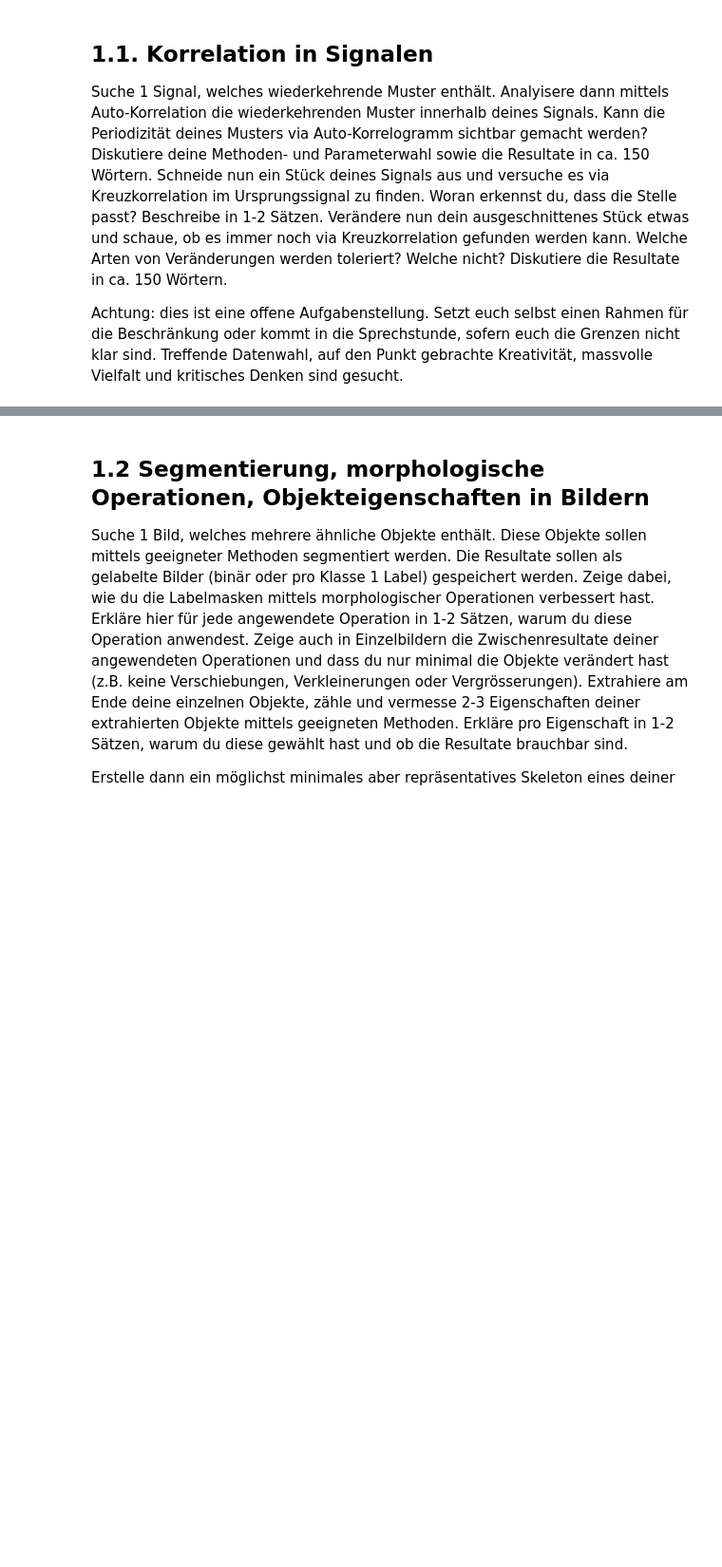
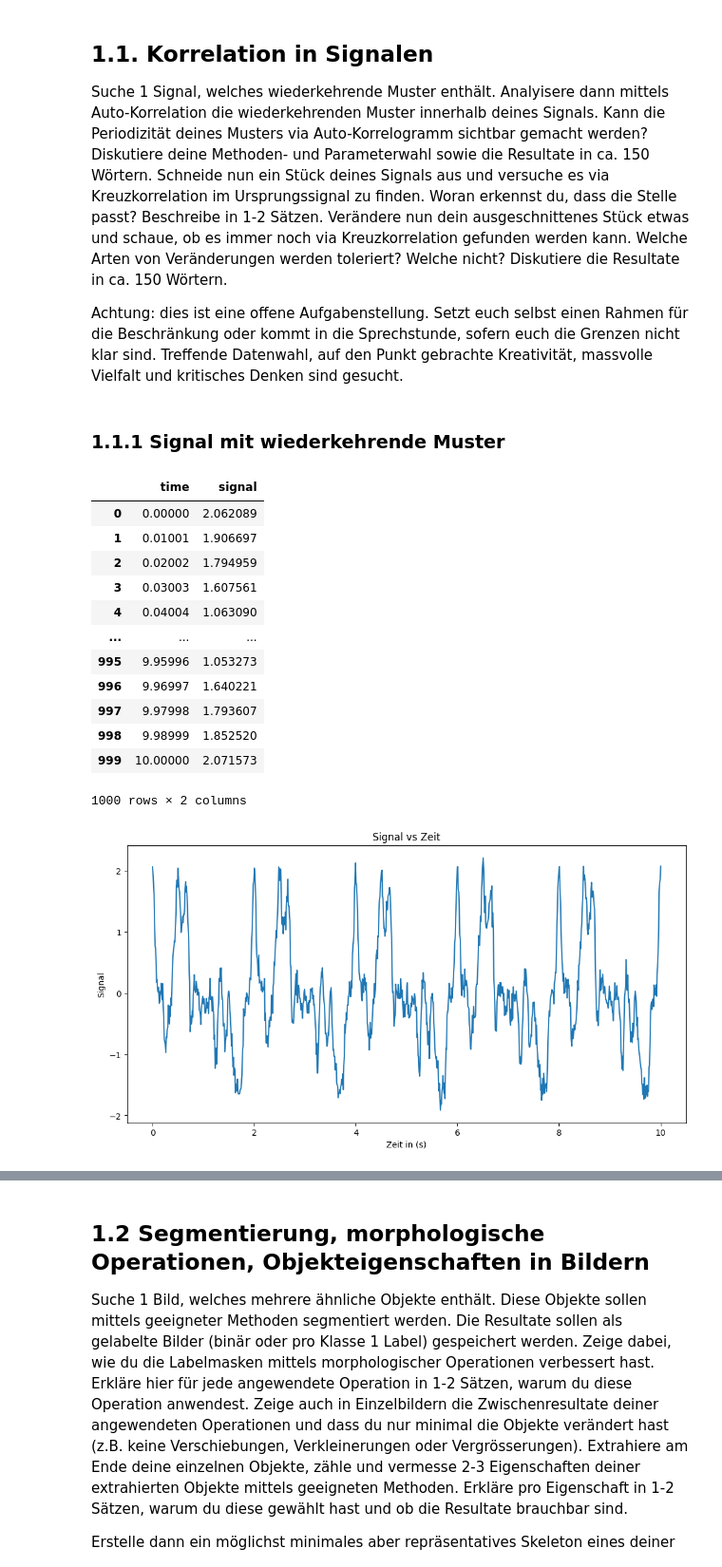
Before and after one commit to 7ben18/fhnw-gbsv-Grundlagen-der-Bild-und-Signalverarbeitung, a Jupyter notebook: mini-challenge2/notebook/gbsv-mc2-ben.ipynb, the cells around one changed output, grey strips where cells are left out. Shown at 95% size. Saved outputs shown, nothing was run; the diff lists cells and outputs as text; code cells hidden in the pictures; blank space fills up the shorter version.

```diff
--- a/mini-challenge2/notebook/gbsv-mc2-ben.ipynb
+++ b/mini-challenge2/notebook/gbsv-mc2-ben.ipynb
@@ -47,3 +53,45 @@ Suche 1 Signal, welches wiederkehrende Muster enthält. Analyisere dann mittels
 Schneide nun ein Stück deines Signals aus und versuche es via Kreuzkorrelation im Ursprungssignal zu finden. Woran erkennst du, dass die Stelle passt? Beschreibe in 1-2 Sätzen. Verändere nun dein ausgeschnittenes Stück etwas und schaue, ob es immer noch via Kreuzkorrelation gefunden werden kann. Welche Arten von Veränderungen werden toleriert? Welche nicht? Diskutiere die Resultate in ca. 150 Wörtern.
 
 Achtung: dies ist eine offene Aufgabenstellung. Setzt euch selbst einen Rahmen für die Beschränkung oder kommt in die Sprechstunde, sofern euch die Grenzen nicht klar sind. Treffende Datenwahl, auf den Punkt gebrachte Kreativität, massvolle Vielfalt und kritisches Denken sind gesucht.
+# %% [markdown]
+### 1.1.1 Signal mit wiederkehrende Muster
+# %%
+# Define the parameters for the signal
+np.random.seed(42)  # For reproducibility
+time = np.linspace(0, 10, 1000)
+frequency = 1
+amplitude = 1
+noise_amplitude = 0.25
+#
+# Create a signal using a combination of sine and cosine functions with some noise
+signal = amplitude * np.sin(1 * np.pi * frequency * time) ** 3 + \
+         amplitude * np.cos(3 * np.pi * frequency * time) ** 5 + \
+         amplitude * np.cos(4 * np.pi * frequency * time) ** 7 + \
+         noise_amplitude * np.random.normal(size=len(time), scale=0.5)
+
+# create a dataframe with signal and time
+data = pd.DataFrame({'time': time, 'signal': signal})
+display(data)
+
+# visualize signal
+fig = plt.figure(figsize=(12, 6))
+plt.plot(time, signal)
+plt.xlabel('Zeit in (s)')
+plt.ylabel('Signal')
+plt.title('Signal vs Zeit')
+plt.show()
+# %% [output]
+|  | time | signal |
+| 0 | 0.00000 | 2.062089 |
+| 1 | 0.01001 | 1.906697 |
+| 2 | 0.02002 | 1.794959 |
+| 3 | 0.03003 | 1.607561 |
+| 4 | 0.04004 | 1.063090 |
+| ... | ... | ... |
+| 995 | 9.95996 | 1.053273 |
+| 996 | 9.96997 | 1.640221 |
+| 997 | 9.97998 | 1.793607 |
+| 998 | 9.98999 | 1.852520 |
+| 999 | 10.00000 | 2.071573 |
+1000 rows × 2 columns
+[figure, added]
```
Also changed, not shown: parts of 7 cells of this notebook.
